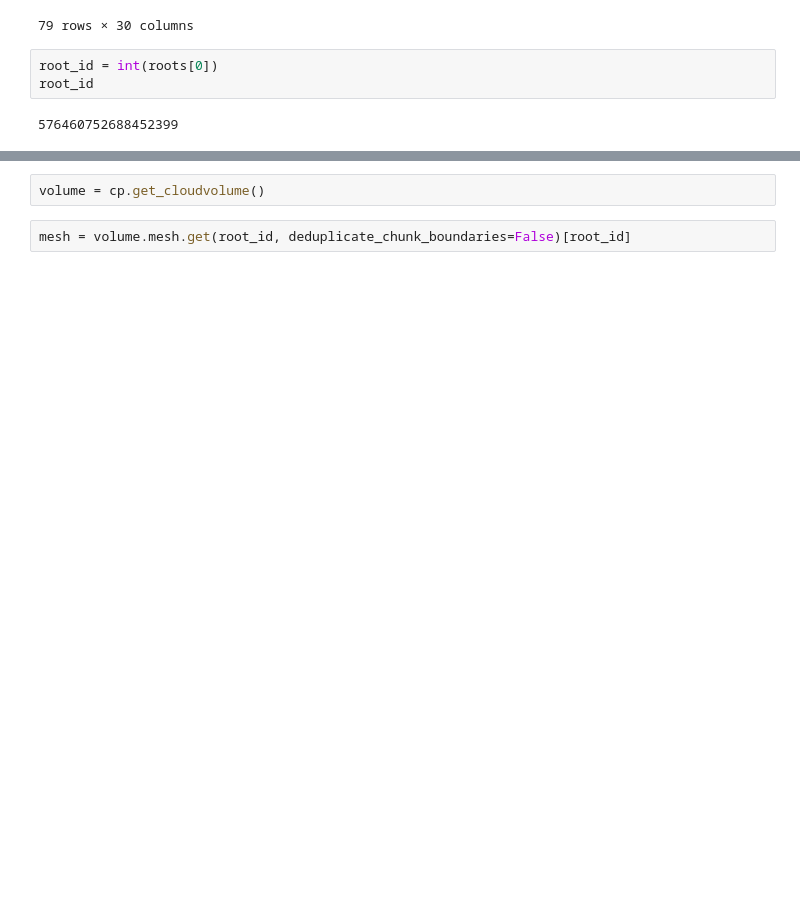
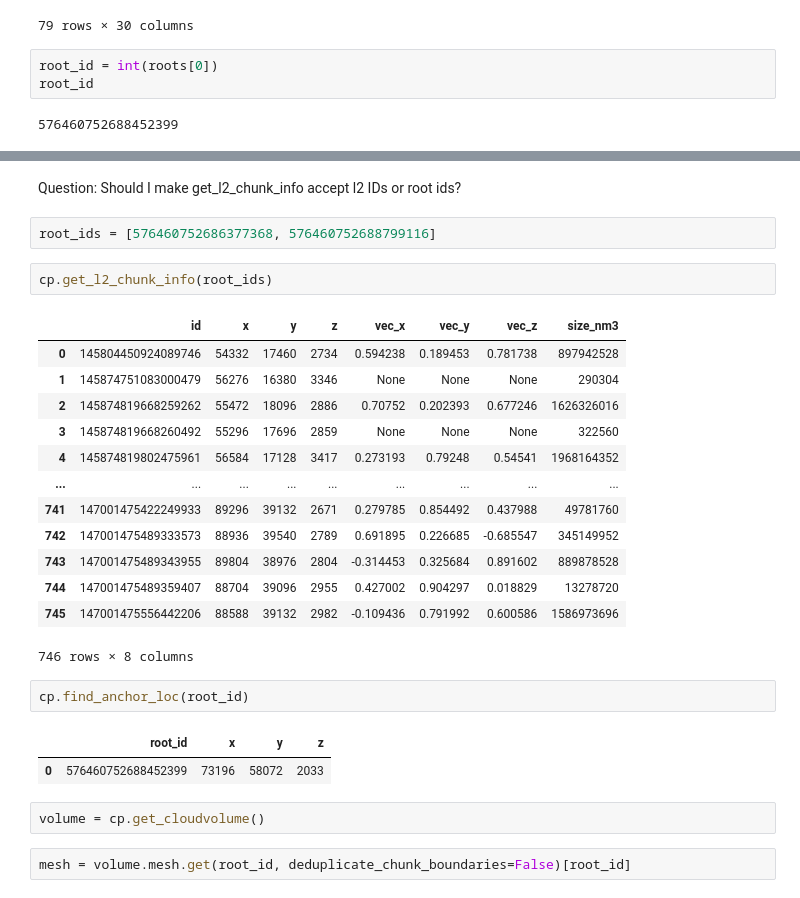
Before and after one commit to Social-Evolution-and-Behavior/crantpy, a Jupyter notebook: local/test_gg.ipynb, the cells around one changed output, grey strips where cells are left out. Cells and saved outputs as stored; diff of their text form; blank space fills up the shorter version.

```diff
--- a/local/test_gg.ipynb
+++ b/local/test_gg.ipynb
@@ -89,3 +101,28 @@ AttributeError: No crantpy attribute get_l2_chunk_info
+# %% [markdown]
+Question: Should I make get_l2_chunk_info accept l2 IDs or root ids?
+# %%
+root_ids = [576460752686377368, 576460752688799116]
+# %%
+cp.get_l2_chunk_info(root_ids)
+# %% [output]
+|  | id | x | y | z | vec_x | vec_y | vec_z | size_nm3 |
+| 0 | 145804450924089746 | 54332 | 17460 | 2734 | 0.594238 | 0.189453 | 0.781738 | 897942528 |
+| 1 | 145874751083000479 | 56276 | 16380 | 3346 | None | None | None | 290304 |
+| 2 | 145874819668259262 | 55472 | 18096 | 2886 | 0.70752 | 0.202393 | 0.677246 | 1626326016 |
+| 3 | 145874819668260492 | 55296 | 17696 | 2859 | None | None | None | 322560 |
+| 4 | 145874819802475961 | 56584 | 17128 | 3417 | 0.273193 | 0.79248 | 0.54541 | 1968164352 |
+| ... | ... | ... | ... | ... | ... | ... | ... | ... |
+| 741 | 147001475422249933 | 89296 | 39132 | 2671 | 0.279785 | 0.854492 | 0.437988 | 49781760 |
+| 742 | 147001475489333573 | 88936 | 39540 | 2789 | 0.691895 | 0.226685 | -0.685547 | 345149952 |
+| 743 | 147001475489343955 | 89804 | 38976 | 2804 | -0.314453 | 0.325684 | 0.891602 | 889878528 |
+| 744 | 147001475489359407 | 88704 | 39096 | 2955 | 0.427002 | 0.904297 | 0.018829 | 13278720 |
+| 745 | 147001475556442206 | 88588 | 39132 | 2982 | -0.109436 | 0.791992 | 0.600586 | 1586973696 |
+746 rows × 8 columns
+# %%
+cp.find_anchor_loc(root_id)
+# %% [output]
+|  | root_id | x | y | z |
+| 0 | 576460752688452399 | 73196 | 58072 | 2033 |
 # %%
 volume = cp.get_cloudvolume()
 # %%
```
Also changed, not shown: parts of 2 cells of this notebook, 3 other files.
